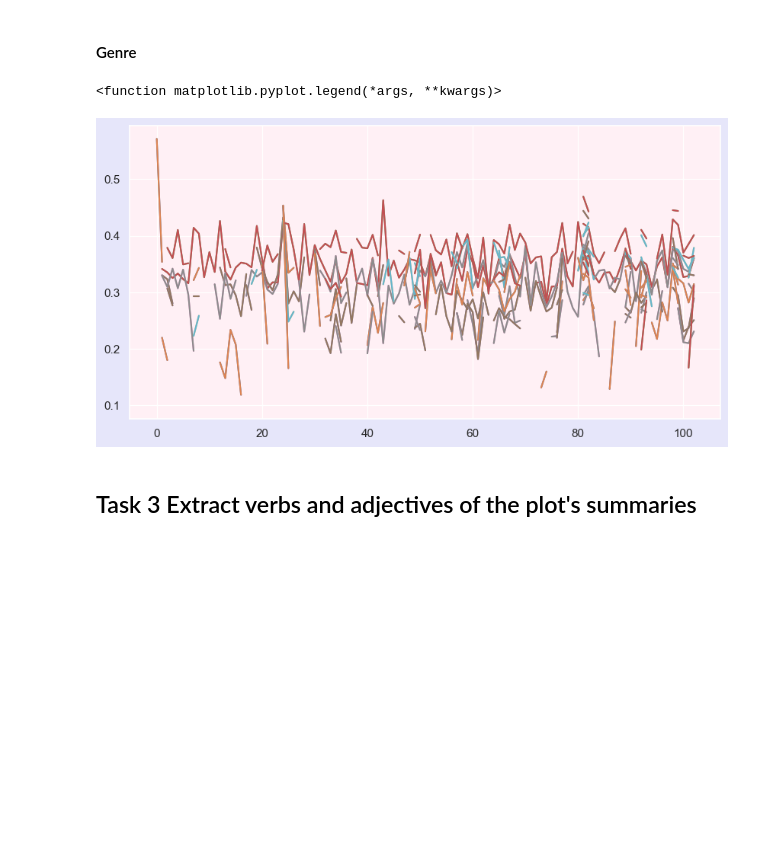
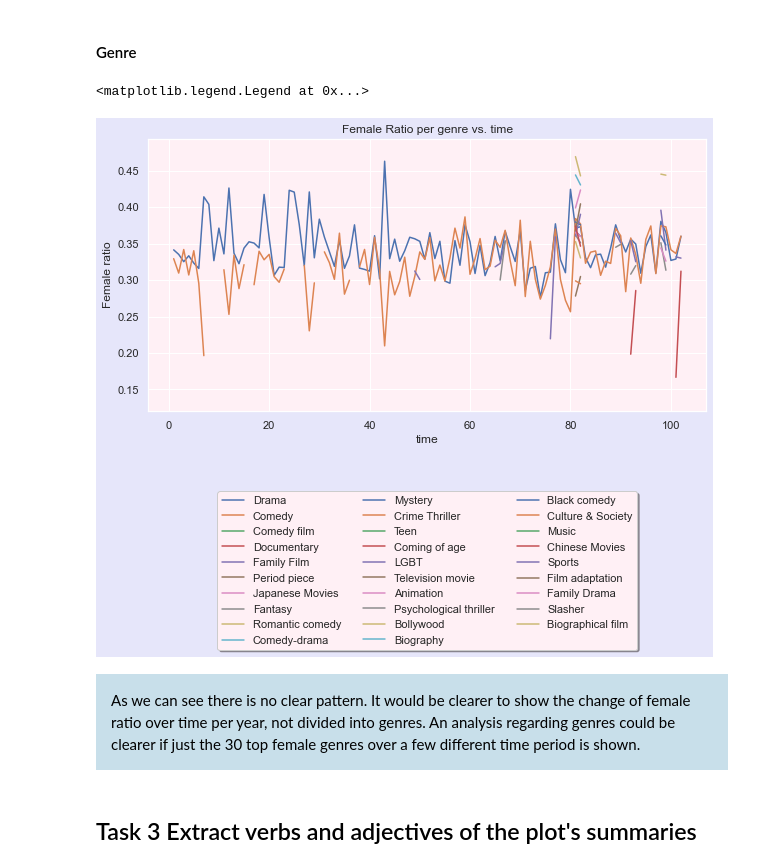
Before and after one commit to epfl-ada/ada-2022-project-yiyisoda, a Jupyter notebook: milestone_2.ipynb, the cells around one changed output. Saved outputs shown, nothing was run; the diff lists cells and outputs as text; code cells hidden in the pictures; blank space fills up the shorter version.

```diff
--- a/milestone_2.ipynb
+++ b/milestone_2.ipynb
@@ -928,18 +855,27 @@ to_drop = []
 for iter_genre in range(20):
     subdata = female_genres_timeseries.iloc[iter_genre,:]
     nan_perc = subdata.isna().sum()/ (female_genres_timeseries.shape[1])
-    if nan_perc > 0.8:
+    if nan_perc > 0.2:
         to_drop.append(female_genres_timeseries.index[iter_genre])
+female_genres_timeseries_clean = female_genres_timeseries_clean.drop(to_drop)
 # %%
 f, ax = plt.subplots(figsize=(10, 5))
 
 for iter_genre in range (female_genres_timeseries_clean.shape[0]):
-    plt.plot(female_genres_timeseries_clean.iloc[iter_genre,:].values)
-    plt.plot(female_genres_timeseries_clean.iloc[iter_genre,:].values)
-plt.legend
+    plt.plot(female_genres_timeseries_clean.iloc[iter_genre,:].values, label= female_genres_timeseries_clean.index[iter_genre])
+plt.title('Female Ratio per genre vs. time')
+plt.xlabel('time')
+plt.ylabel('Female ratio')
+
+ax.legend(loc='lower center', bbox_to_anchor=(0.5, -0.9),
+          ncol=3, fancybox=True, shadow=True)
 # %% [output]
-<function matplotlib.pyplot.legend(*args, **kwargs)>
+<matplotlib.legend.Legend at 0x...>
-[figure, old version]
+[figure, new version]
+# %% [markdown]
+<div class="1.1" style='background-color:#c8dfea; padding:1em;'>
+<span style="color:black">
+As we can see there is no clear pattern. It would be clearer to show the change of female ratio over time per year, not divided into genres. An analysis regarding genres could be clearer if just the 30 top female genres over a few different time period is shown.
 # %% [markdown]
 ## Task 3 Extract verbs and adjectives of the plot's summaries
 # %%
```
Also changed, not shown: parts of 33 cells of this notebook.
